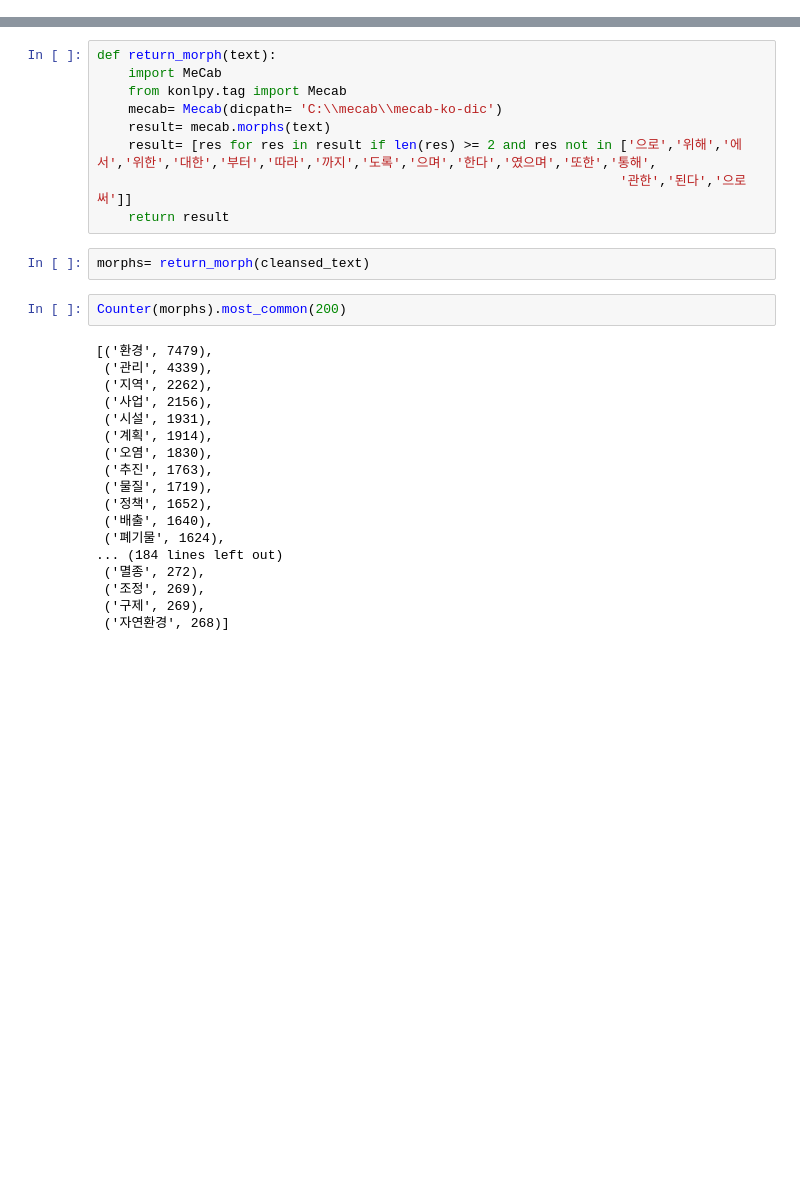
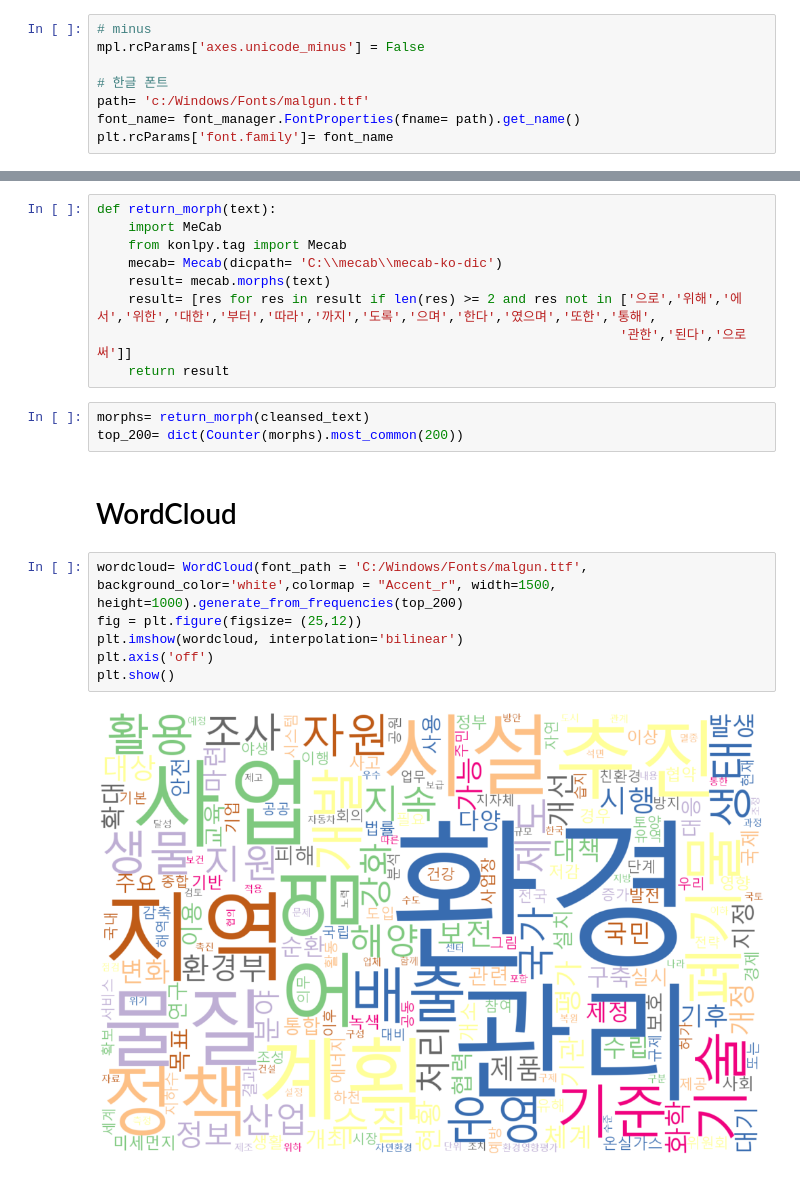
Before and after one commit to shawnbae/project2020, a Jupyter notebook: Preprocessing.ipynb, the cells around one changed output, grey strips where cells are left out. Saved outputs shown, nothing was run; the diff lists cells and outputs as text; blank space fills up the shorter version.

```diff
--- a/Preprocessing.ipynb
+++ b/Preprocessing.ipynb
@@ -7,4 +9,12 @@ import matplotlib.pyplot as plt
 from collections import Counter
+# %%
+# minus
+mpl.rcParams['axes.unicode_minus'] = False
+
+# 한글 폰트
+path= 'c:/Windows/Fonts/malgun.ttf'
+font_name= font_manager.FontProperties(fname= path).get_name()
+plt.rcParams['font.family']= font_name
 # %% [markdown]
 # Data Import
 # %%
@@ -38,23 +48,14 @@ def return_morph(text):
     return result
 # %%
 morphs= return_morph(cleansed_text)
+top_200= dict(Counter(morphs).most_common(200))
-# %%
-Counter(morphs).most_common(200)
-# %% [output]
-[('환경', 7479),
- ('관리', 4339),
- ('지역', 2262),
- ('사업', 2156),
- ('시설', 1931),
- ('계획', 1914),
- ('오염', 1830),
- ('추진', 1763),
- ('물질', 1719),
- ('정책', 1652),
- ('배출', 1640),
- ('폐기물', 1624),
-... (184 lines left out)
- ('멸종', 272),
- ('조정', 269),
- ('구제', 269),
- ('자연환경', 268)]
+# %% [markdown]
+# WordCloud
+# %%
+wordcloud= WordCloud(font_path = 'C:/Windows/Fonts/malgun.ttf', background_color='white',colormap = "Accent_r", width=1500, height=1000).generate_from_frequencies(top_200)
+fig = plt.figure(figsize= (25,12))
+plt.imshow(wordcloud, interpolation='bilinear')
+plt.axis('off')
+plt.show()
+# %% [output]
+[figure, added]
```
Also changed, not shown: parts of 1 cell of this notebook.
